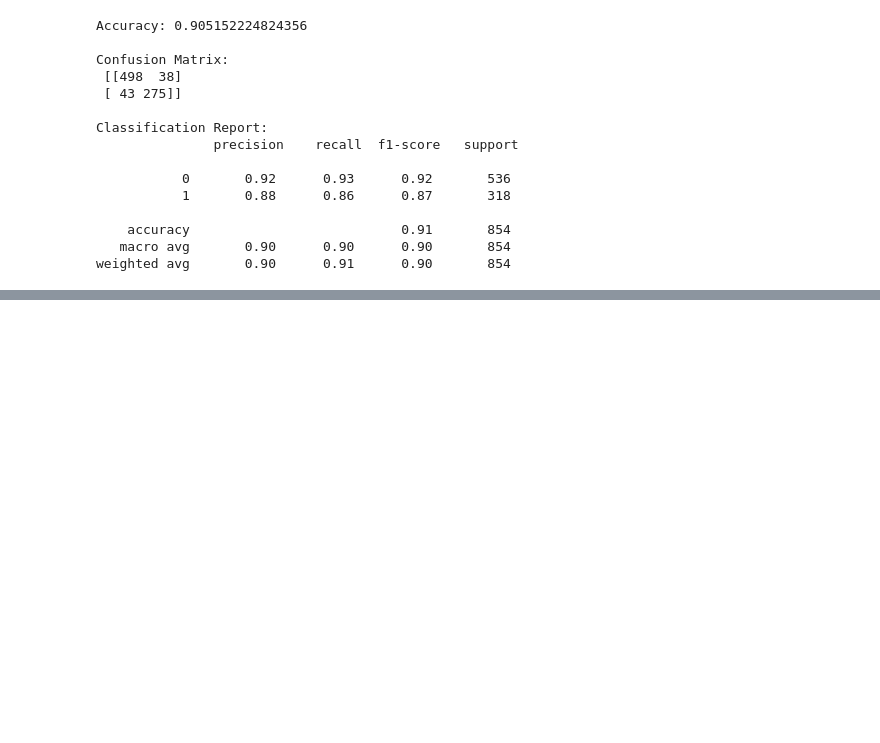
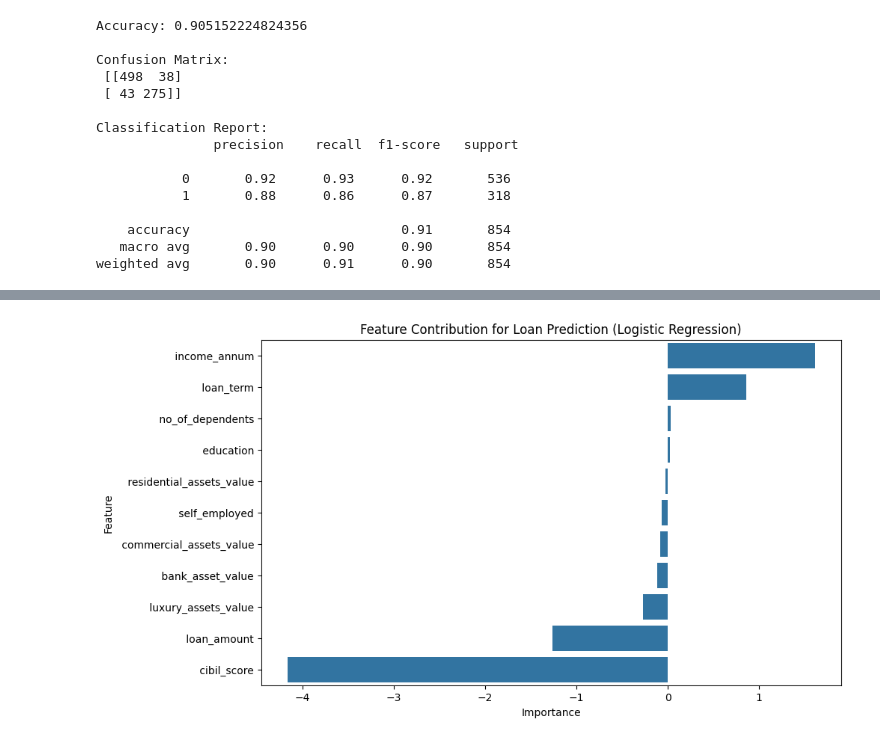
Before and after one commit to Madhav-Ganorkar/Bank_Loan_Prediction, a Jupyter notebook: Loan_Prediction.ipynb, the cells around one changed output, grey strips where cells are left out. Cells and saved outputs as stored; diff of their text form; code cells hidden in the pictures; blank space fills up the shorter version.

```diff
--- a/Loan_Prediction.ipynb
+++ b/Loan_Prediction.ipynb
@@ -227,3 +230,13 @@ Classification Report:
     accuracy                           0.91       854
    macro avg       0.90      0.90      0.90       854
 weighted avg       0.90      0.91      0.90       854
+# %%
+# Identify which features contribute the most to loan prediction.
+importance = model.coef_[0]
+
+feature_importance = pd.DataFrame({
+    'Feature': X.columns,
+    'Importance': importance
+}).sort_values(by='Importance', ascending=False)
+
+print(feature_importance)
@@ -229,0 +256,7 @@ weighted avg       0.90      0.91      0.90       854
+# %%
+plt.figure(figsize=(10,6))
+sns.barplot(data=feature_importance, x='Importance', y='Feature')
+plt.title("Feature Contribution for Loan Prediction (Logistic Regression)")
+plt.show()
+# %% [output]
+[figure, added]
```
Also changed, not shown: parts of 9 cells of this notebook.
